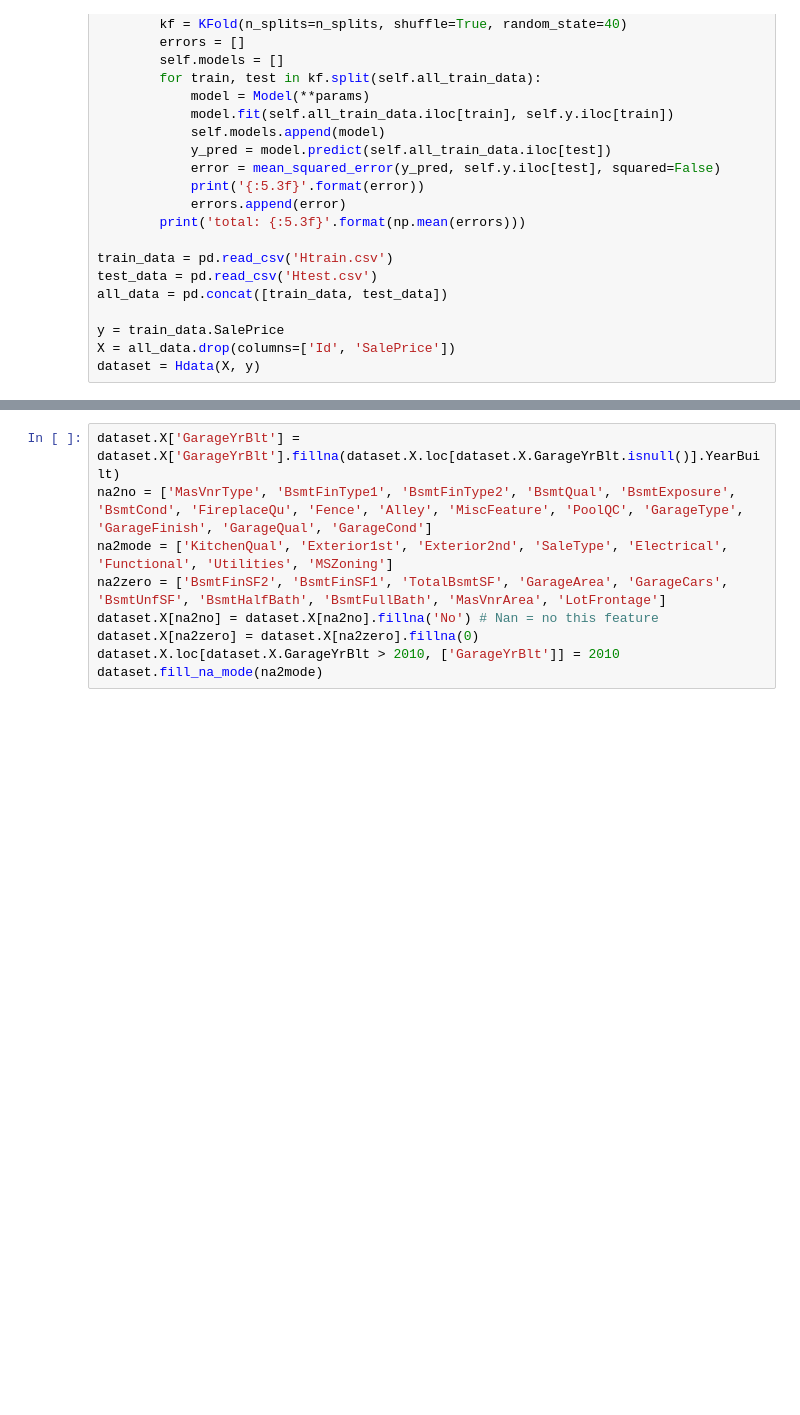
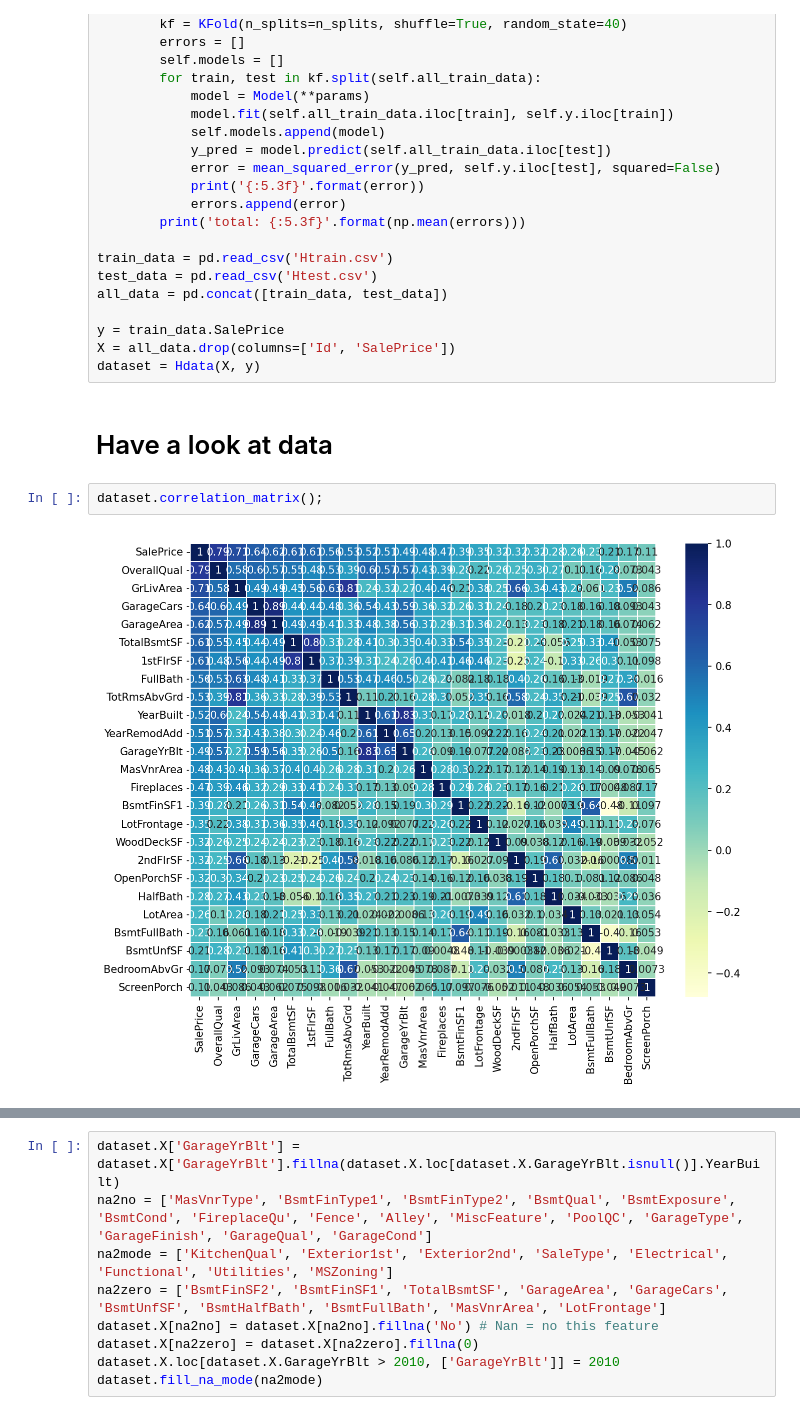
Before and after one commit to hydrazine114/HousePrices, a Jupyter notebook: HousePricesPredict.ipynb, the cells around one changed output, grey strips where cells are left out. Saved outputs shown, nothing was run; the diff lists cells and outputs as text; blank space fills up the shorter version.

```diff
--- a/HousePricesPredict.ipynb
+++ b/HousePricesPredict.ipynb
@@ -55,3 +55,9 @@ all_data = pd.concat([train_data, test_data])
 y = train_data.SalePrice
 X = all_data.drop(columns=['Id', 'SalePrice'])
 dataset = Hdata(X, y)
+# %% [markdown]
+# Have a look at data
+# %%
+dataset.correlation_matrix();
+# %% [output]
+[figure, added]
```
Also changed, not shown: parts of 9 cells of this notebook, 1 other file.
